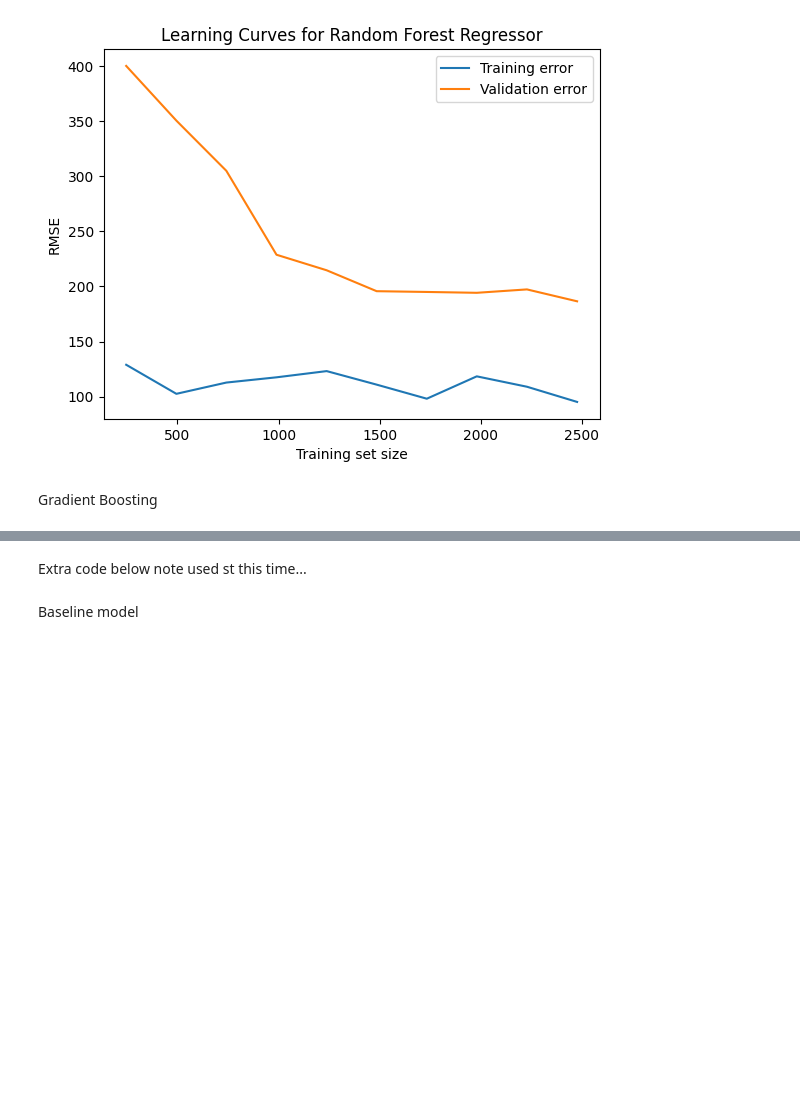
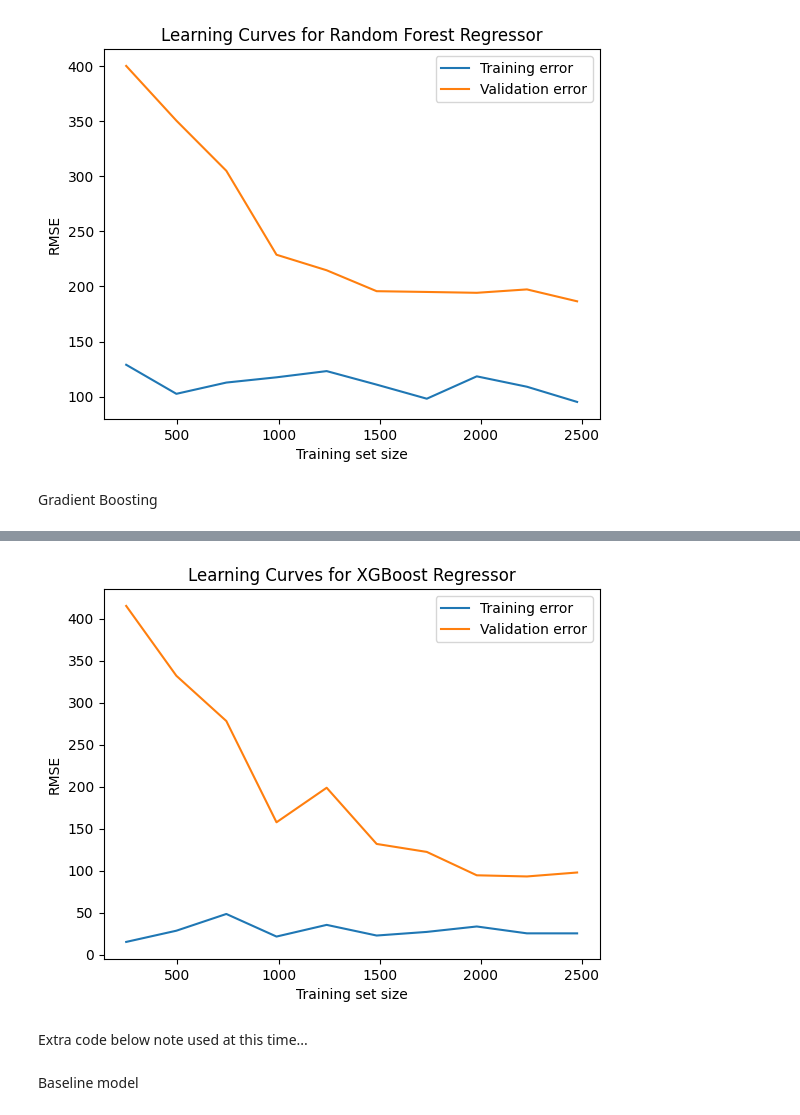
Before and after one commit to ecbassey/Digital-Green-Crop-Yield-Prediction-Project, a Jupyter notebook: Project.ipynb, the cells around one changed output, grey strips where cells are left out. Drawn from its saved outputs; the diff is of its cells as text; code cells hidden in the pictures; blank space fills up the shorter version.

```diff
--- a/Project.ipynb
+++ b/Project.ipynb
@@ -612,5 +660,18 @@ gb_model = Pipeline([
+# %%
+train_scores_mean = train_scores.mean(axis=1)*(-1)
+validation_scores_mean = val_scores.mean(axis=1)*(-1)
+# %%
+plt.plot(train_sizes, train_scores_mean, label = 'Training error')
+plt.plot(train_sizes, validation_scores_mean, label = 'Validation error')
+plt.ylabel('RMSE')
+plt.xlabel('Training set size')
+plt.title('Learning Curves for XGBoost Regressor')
+plt.legend()
+plt.show()
+# %% [output]
+[figure, added]
 # %% [markdown]
-Extra code below note used st this time...
+Extra code below note used at this time...
 # %%
 median_cols = [
     "CultLand",
```
Also changed, not shown: parts of 5 cells of this notebook.
